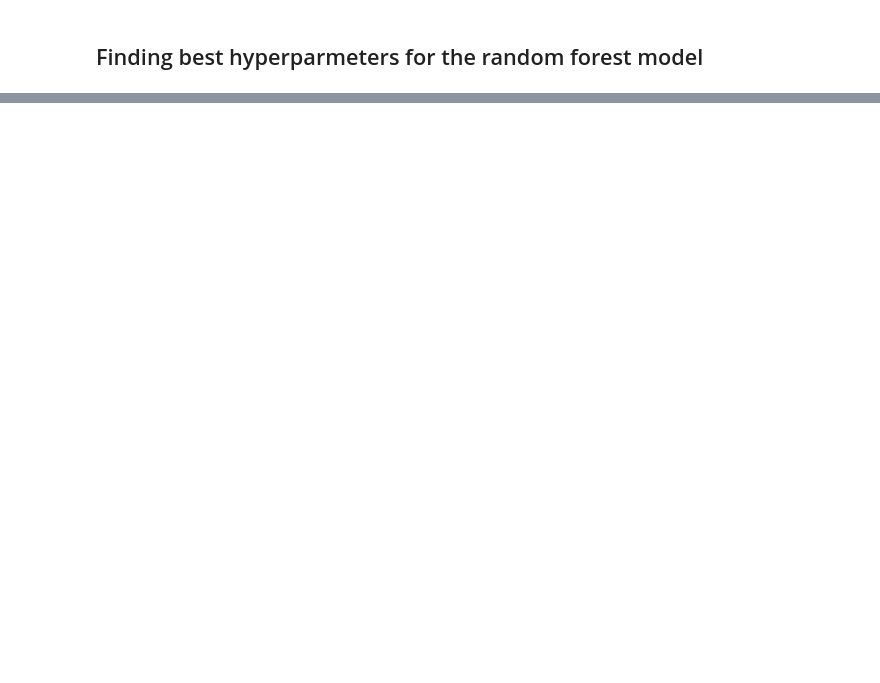
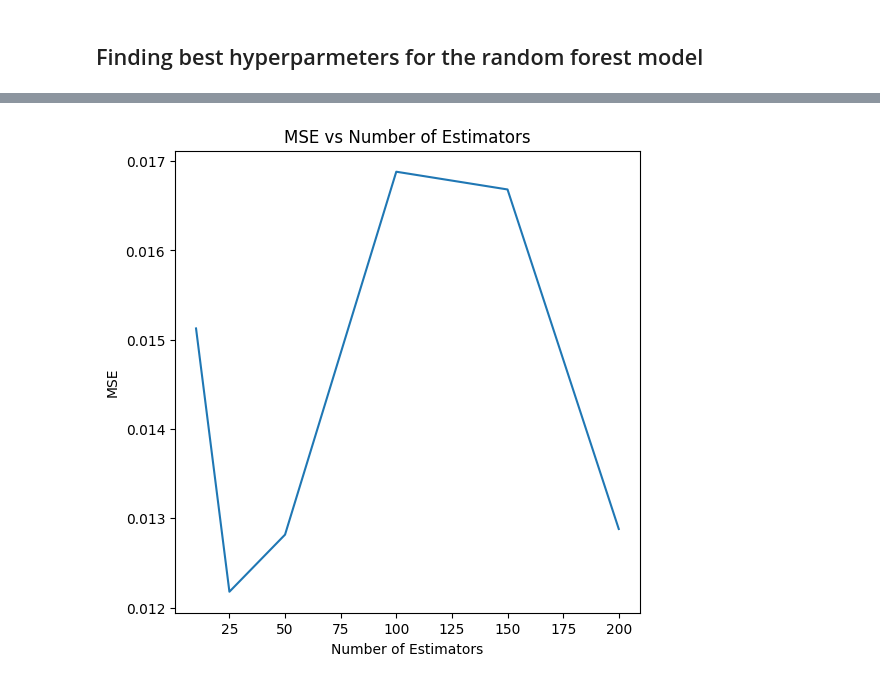
Before and after one commit to ArjunDosajh/SMAI-A4, a Jupyter notebook: code/4.ipynb, the cells around one changed output, grey strips where cells are left out. Saved outputs shown, nothing was run; the diff lists cells and outputs as text; code cells hidden in the pictures; blank space fills up the shorter version.

```diff
--- a/code/4.ipynb
+++ b/code/4.ipynb
@@ -226,0 +393,14 @@ Accuracy: 0.017391304347826087
+# %%
+num_estimators = [10, 25, 50, 100,150, 200]
+mse_scores_ada_regressor = []
+training_time_ada_regressor = []
+
+for i in range(len(num_estimators)):
+    ada = AdaBoostRegressor(num_estimators[i])
+    start = time.time()
+    ada.fit(Housing_X_train, Housing_y_train)
+    end = time.time()
+    y_pred = ada.predict(Housing_X_test)
+    mse_scores_ada_regressor.append(mean_squared_error(Housing_y_test, y_pred))
+    training_time_ada_regressor.append(end - start)
+    print('MSE for num_estimators = ', num_estimators[i], ' is ', mse_scores_ada_regressor[i], ' and training time is ', training_time_ada_regressor[i])
@@ -226,0 +414,9 @@ Accuracy: 0.017391304347826087
+# %%
+plt.figure(figsize=(6, 6))
+plt.plot(num_estimators, mse_scores_ada_regressor)
+plt.xlabel('Number of Estimators')
+plt.ylabel('MSE')
+plt.title('MSE vs Number of Estimators')
+plt.show()
+# %% [output]
+[figure, added]
```
Also changed, not shown: parts of 25 cells of this notebook, 1 other file.
